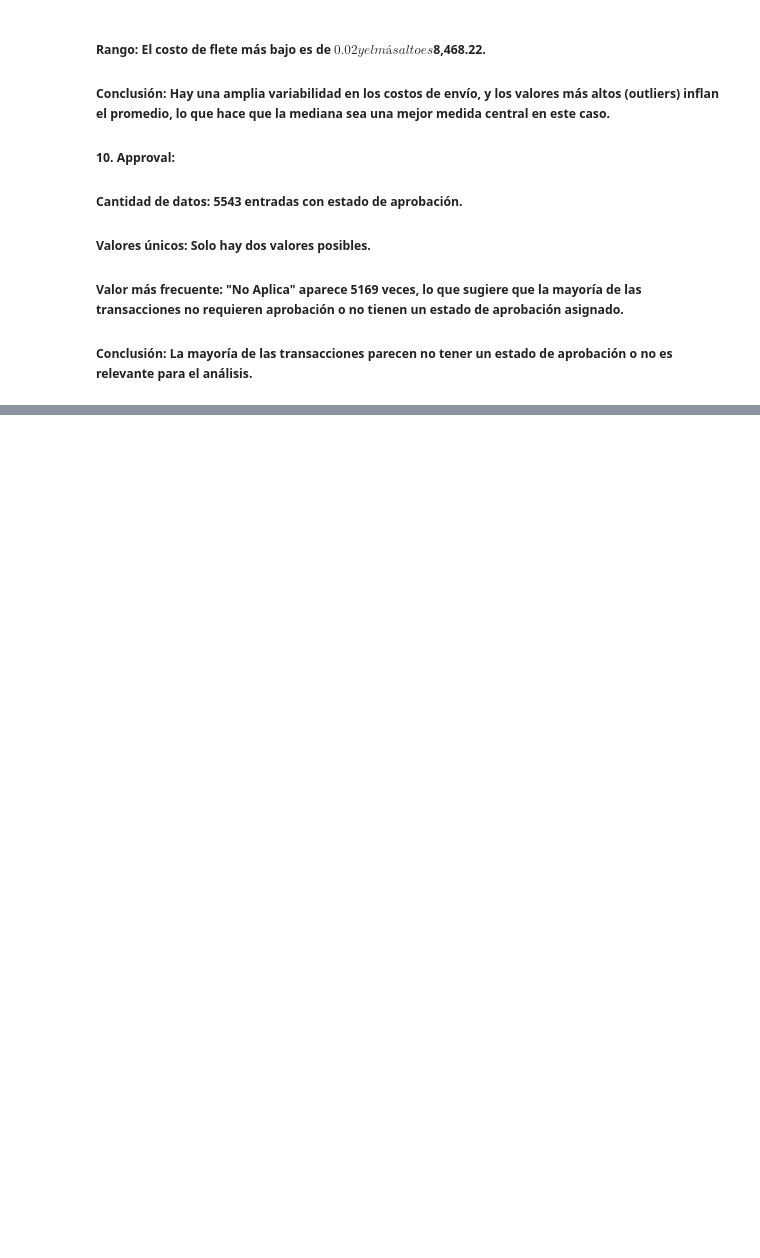
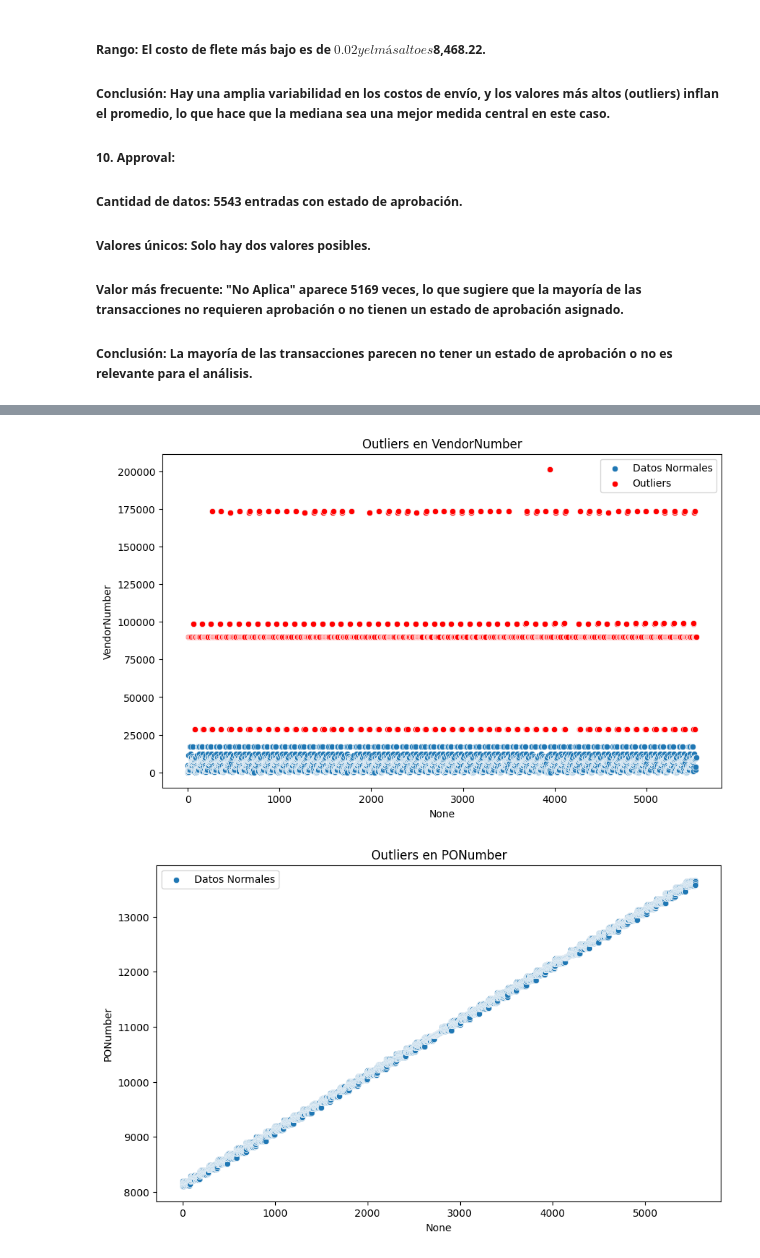
Before and after one commit to danipars/Analisis_Inventario_Distribuidora_Licores_AMCDrinks, a Jupyter notebook: EDA/PurchacesInvoice.ipynb, the cells around one changed output, grey strips where cells are left out. Cells and saved outputs as stored; diff of their text form; code cells hidden in the pictures; blank space fills up the shorter version.

```diff
--- a/EDA/PurchacesInvoice.ipynb
+++ b/EDA/PurchacesInvoice.ipynb
@@ -232,0 +250,35 @@ Name: Approval, dtype: object
+# %%
+# Función para detectar y mostrar outliers de una columna
+def detectar_outliers(df, columna):
+    Q1 = df[columna].quantile(0.25)  # Primer cuartil (25%)
+    Q3 = df[columna].quantile(0.75)  # Tercer cuartil (75%)
+    IQR = Q3 - Q1  # Rango Intercuartílico
+
+    # Definir los límites inferior y superior
+    limite_inferior = Q1 - 1.5 * IQR
+    limite_superior = Q3 + 1.5 * IQR
+
+    # Filtrar las filas que están fuera de los límites (outliers)
+    outliers = df[(df[columna] < limite_inferior) | (df[columna] > limite_superior)]
+
+    return outliers
+# %%
+# Gráfico para mostrar outliers junto con datos normales
+columnas_a_verificar = df_InvoicePurchase.select_dtypes(include=['float64', 'int64']).columns
+
+for columna in columnas_a_verificar:
+    plt.figure(figsize=(10,6))
+
+    # Graficar los puntos de la columna
+    sns.scatterplot(x=df_InvoicePurchase.index, y=df_InvoicePurchase[columna], label='Datos Normales')
+
+    # Graficar los puntos de los outliers
+    outliers = detectar_outliers(df_InvoicePurchase, columna)
+    sns.scatterplot(x=outliers.index, y=outliers[columna], color='red', label='Outliers')
+
+    plt.title(f'Outliers en {columna}')
+    plt.legend()
+    plt.show()
+# %% [output]
+[figure, added]
+[figure, added]
```
Also changed, not shown: parts of 4 cells of this notebook.
